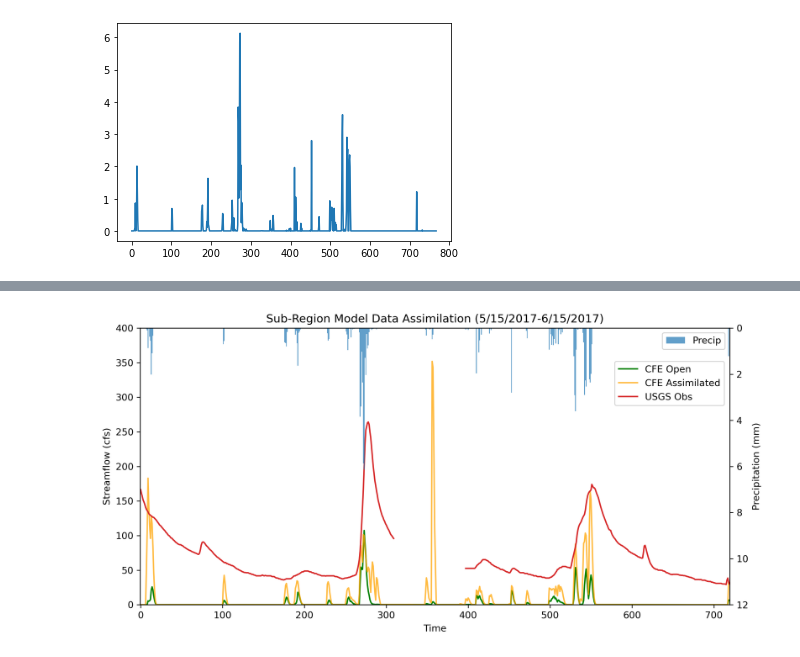
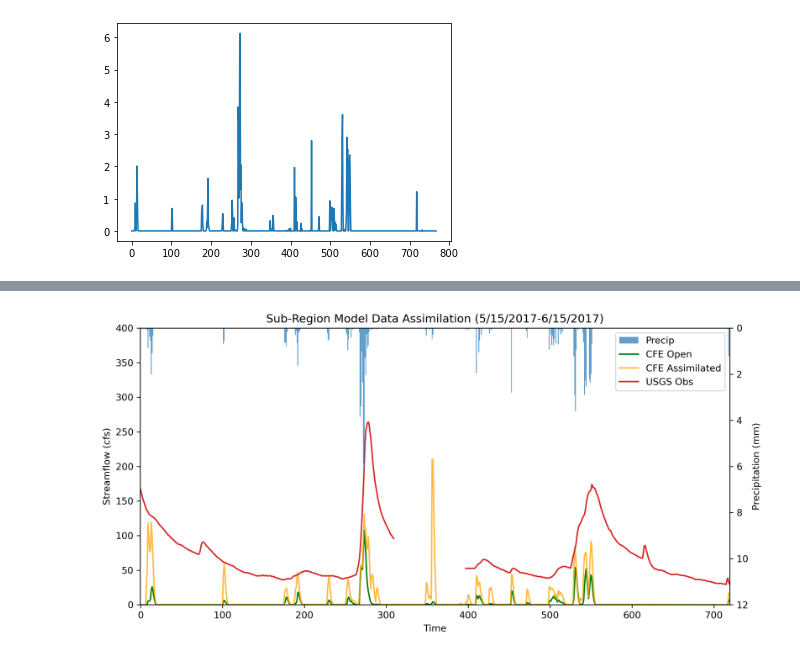
Before and after one commit to zbutler33/NextGen---The-Simulators-, a Jupyter notebook: Toy_Model/Toymodel_V3.ipynb, the cells around one changed output, grey strips where cells are left out. Saved outputs shown, nothing was run; the diff lists cells and outputs as text; code cells hidden in the pictures.

```diff
--- a/Toy_Model/Toymodel_V3.ipynb
+++ b/Toy_Model/Toymodel_V3.ipynb
@@ -29,14 +28,10 @@ print(bmi_usgs)
 <module 'bmi_usgs' from 'C:\\Users\\zjbut\\Documents\\GitHub\\NextGen---The-Simulators-\\Toy_Model\\../USGS/USGS_BMI_FT\\bmi_usgs.py'>
 # %%
 ## Open BMI's for each file
-# cfe_open = bmi_cfe.BMI_CFE()
-# cfe_peturbed = bmi_cfe_peturb.BMI_CFE()
-# cfe_analysis = bmi_cfe_statevars.BMI_CFE() #true model in the end with updated state vars
-
-cfe_open = bmi_cfe_open.BMI_CFE()
+#cfe_open = bmi_cfe_open.BMI_CFE()
+cfe_open = bmi_cfe_enkf_peturb.BMI_CFE() #One BMI to rule them all
 cfe_peturbed = bmi_cfe_enkf_peturb.BMI_CFE()
 cfe_analysis = bmi_cfe_enkf_peturb.BMI_CFE() #true model in the end with updated state vars
-#cfe_analysis = bmi_cfe_statevars_et.BMI_CFE(
 
 enkf = Bmi_da_ENKF_forSBMI.EnKF_wrap()
 usgs = bmi_usgs.BMI_USGS()
@@ -272,33 +213,32 @@ soil res def, cfe petrub [0, 0, 0, 0, 0, 0, 0, 0, 0, 0, 0, 0, 0, 0, 0, 0, 0, 0,
 # %%
 istart_plot=0
 iend_plot=720
 x = list(range(istart_plot, iend_plot))
 
 fig, ax1 = plt.subplots(figsize = (10,5), dpi=300)
 
 ax2 = ax1.twinx()
 
 ax1.set_xlabel('Time')
 ax1.set_ylabel('Streamflow (cfs)')
 ax2.set_ylabel('Precipitation (mm)')
 ax2.set_ylim(0,12,1)
 ax2.invert_yaxis()
 ax1.set_ylim(0,400,1)
 
 plt.title('Sub-Region Model Data Assimilation (5/15/2017-6/15/2017)')
 Precip = ax2.bar(x, df_forcing['APCP_surface'][istart_plot:iend_plot],width=1,alpha=0.7, color="tab:blue", label = 'Precip')
 #ax1.plot(x, cfePeturbed[istart_plot:iend_plot], color = 'tab:orange', label = 'CFE Peturbed')
-Open = ax1.plot(x, cfeOpen[istart_plot:iend_plot], color = 'green', label = 'CFE Open')
-Analysis = ax1.plot(x, cfeAnalysis[istart_plot:iend_plot], color = 'orange', alpha=0.75, label = 'CFE Assimilated')
-Obs = ax1.plot(x, obs[istart_plot:iend_plot], color = 'tab:red', label = 'USGS Obs')
+Open, = ax1.plot(x, cfeOpen[istart_plot:iend_plot], color = 'green', label = 'CFE Open')
+Analysis, = ax1.plot(x, cfeAnalysis[istart_plot:iend_plot], color = 'orange', alpha=0.75, label = 'CFE Assimilated')
+Obs, = ax1.plot(x, obs[istart_plot:iend_plot], color = 'tab:red', label = 'USGS Obs')
 
-ax1.legend(loc=(0.805, 0.72))
-ax2.legend(loc='upper right')
+plt.legend(handles = [Precip,Open,Analysis,Obs], loc='upper right', bbox_to_anchor=(0.5, 0.5, 0.5, 0.5))
 
 #plt.savefig("WorkingDA_7-19.png")
 fig.tight_layout()
 ax1.margins(x=0)
 
 plt.show()
 # %% [output]
-[figure, old version]
+[figure, new version]
```
Also changed, not shown: parts of 6 cells of this notebook, 4 other files.
